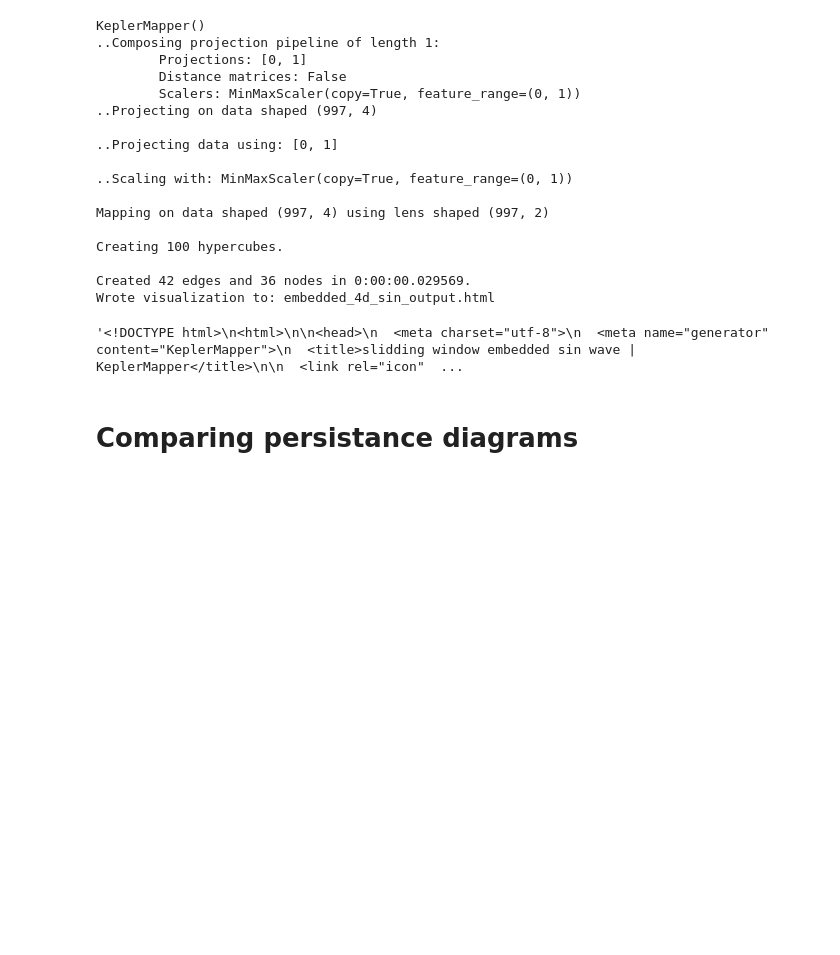
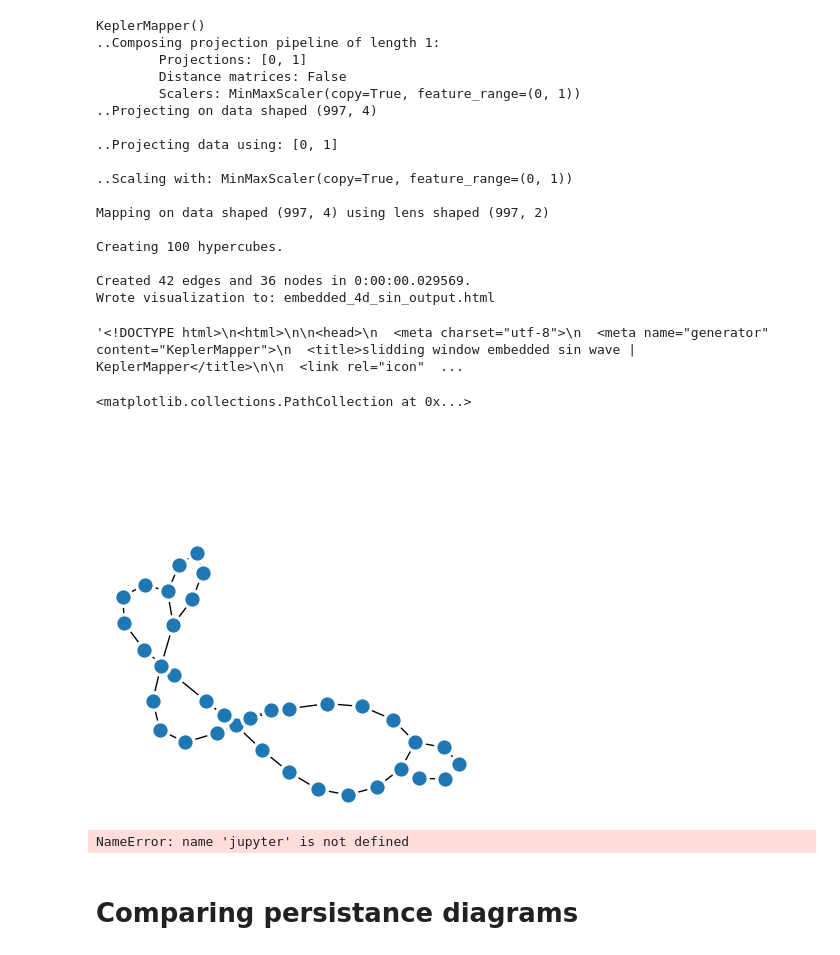
Before and after one commit to john-waczak/tda-demos, a Jupyter notebook: notebooks/Sliding Window Embeding Demo.ipynb, the cells around one changed output. Drawn from its saved outputs; the diff is of its cells as text; code cells hidden in the pictures; blank space fills up the shorter version.

Commit message:
added embedded mapper plot

```diff
--- a/notebooks/Sliding Window Embeding Demo.ipynb
+++ b/notebooks/Sliding Window Embeding Demo.ipynb
@@ -160,6 +160,17 @@ Creating 100 hypercubes.
 Created 42 edges and 36 nodes in 0:00:00.029569.
 Wrote visualization to: embedded_4d_sin_output.html
 '<!DOCTYPE html>\n<html>\n\n<head>\n  <meta charset="utf-8">\n  <meta name="generator" content="KeplerMapper">\n  <title>slidding window embedded sin wave | KeplerMapper</title>\n\n  <link rel="icon"  ...
+# %%
+
+
+km.draw_matplotlib(graph)
+# %% [output]
+<matplotlib.collections.PathCollection at 0x...>
+[figure, added]
+# %%
+jupyter.display(path_html="embedded_4d_sin_output.html")
+# %% [output]
+NameError: name 'jupyter' is not defined
 # %% [markdown]
 # Comparing persistance diagrams
 # %%
```
